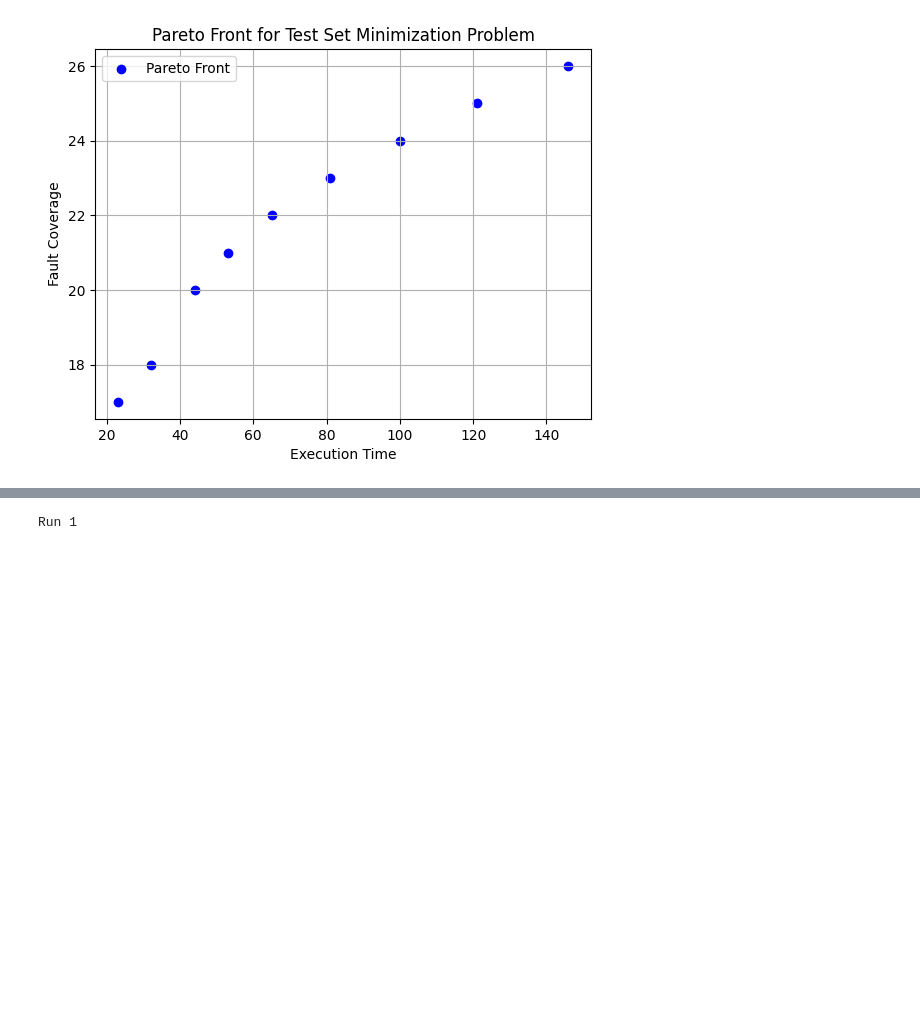
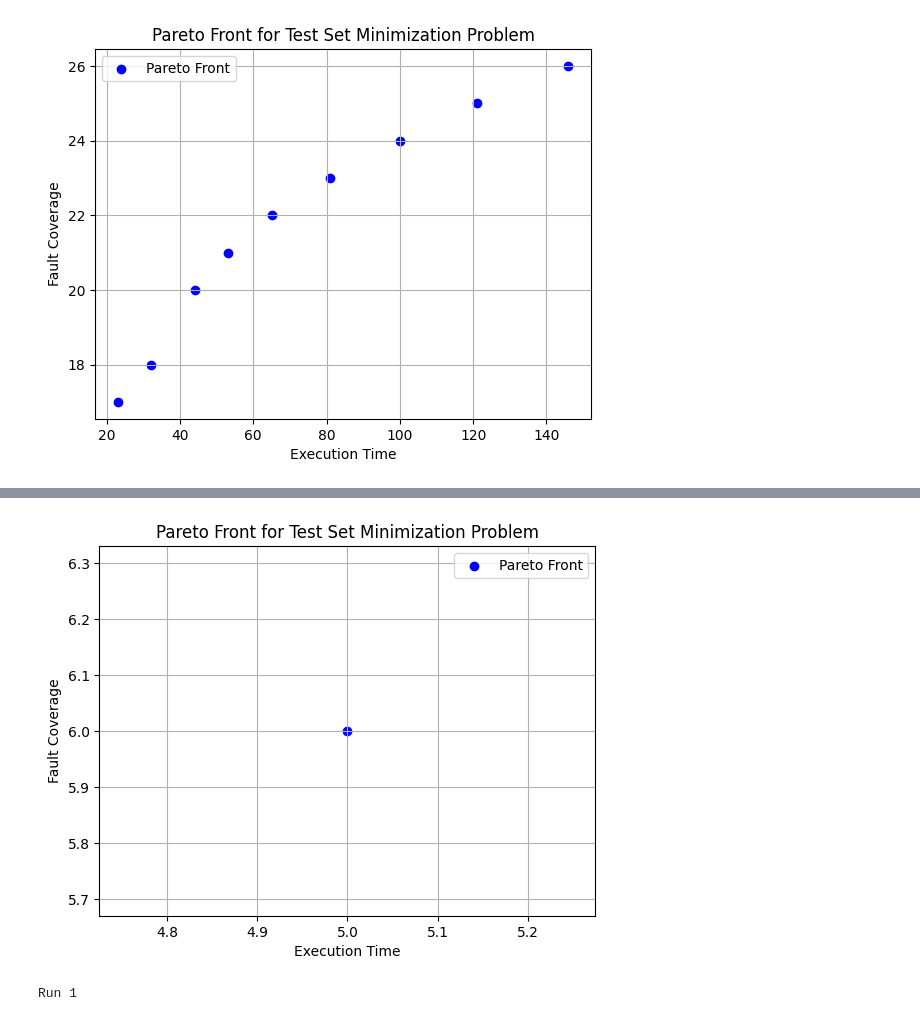
Before and after one commit to HamishjHartley/CS547, a Jupyter notebook: Assignment_2.ipynb, the cells around one changed output, grey strips where cells are left out. Drawn from its saved outputs; the diff is of its cells as text; code cells hidden in the pictures; blank space fills up the shorter version.

```diff
--- a/Assignment_2.ipynb
+++ b/Assignment_2.ipynb
@@ -165,3 +119,102 @@ Fault Coverage: 20.0, Execution Time: 44.0
 Fault Coverage: 18.0, Execution Time: 32.0
 Fault Coverage: 17.0, Execution Time: 23.0
 [figure]
+# %%
+!pip install deap
+import random
+import numpy as np
+import pandas as pd
+from deap import base, creator, tools, algorithms
+
+# Load the dataset
+data = pd.read_csv('/smallfaultmatrixplustime.txt', header=None)
+fault_matrix = data.iloc[:, 1:-1].values  # Binary fault matrix
+execution_time = data.iloc[:, -1].values  # Execution times for each test
+
+# GA Setup
+NUM_TESTS = 100  # Total number of tests
+
+# Define objectives to maximize fault coverage and minimize execution time
+# NSGA-II requires objectives to be minimized, so we'll use negative fault coverage
+creator.create("FitnessMulti", base.Fitness, weights=(1.0, -1.0))
+creator.create("Individual", list, fitness=creator.FitnessMulti)
+
+# Initialize DEAP toolbox
+toolbox = base.Toolbox()
+toolbox.register("attr_bool", random.randint, 0, 1)
+toolbox.register("individual", tools.initRepeat, creator.Individual, toolbox.attr_bool, NUM_TESTS)
+toolbox.register("population", tools.initRepeat, list, toolbox.individual)
+
+# Fitness function
+def evaluate(individual):
+    selected_tests = np.where(individual)[0]  # Indices of selected tests
+    if len(selected_tests) == 0:  # Avoid empty selection
+        return 0, float('inf')
+
+    # Calculate fault coverage (unique faults detected)
+    selected_fault_matrix = fault_matrix[selected_tests, :]
+    fault_coverage = np.sum(np.any(selected_fault_matrix, axis=0))
+
+    # Total execution time of selected tests
+    total_time = np.sum(execution_time[selected_tests])
+
+    # Return fault coverage (maximized) and execution time (minimized)
+    return fault_coverage, total_time
+
+# Register GA operations in toolbox
+toolbox.register("evaluate", evaluate)
+toolbox.register("mate", tools.cxUniform, indpb=0.5)
+toolbox.register("mutate", tools.mutFlipBit, indpb=0.05)
+toolbox.register("select", tools.selNSGA2)
+toolbox.register("map", map)
+
+# GA Parameters
+POP_SIZE = 50
+NGEN = 50
+CXPB, MUTPB = 0.5, 0.2
+
+def main():
+    random.seed(42)
+
+    # Create initial population
+    pop = toolbox.population(n=POP_SIZE)
+    hof = tools.ParetoFront()
+
+    # Statistics for logging
+    stats = tools.Statistics(lambda ind: ind.fitness.values)
+    stats.register("avg", np.mean, axis=0)
+    stats.register("std", np.std, axis=0)
+    stats.register("min", np.min, axis=0)
+    stats.register("max", np.max, axis=0)
+
+    # Run the algorithm
+    pop, logbook = algorithms.eaMuPlusLambda(pop, toolbox, mu=POP_SIZE, lambda_=POP_SIZE, cxpb=CXPB, mutpb=MUTPB,
+                                             ngen=NGEN, stats=stats, halloffame=hof, verbose=True)
+
+    return pop, logbook, hof
+
+# Run the GA
+if __name__ == "__main__":
+    pop, logbook, pareto_front = main()
+
+    # Display Pareto front solutions
+    print("Pareto front solutions:")
+    for ind in pareto_front:
+        fault_coverage, exec_time = ind.fitness.values
+        print(f"Fault Coverage: {fault_coverage}, Execution Time: {exec_time}")
+
+    # Visualization
+    import matplotlib.pyplot as plt
+
+    # Plotting the Pareto front
+    pareto_coverage = [ind.fitness.values[0] for ind in pareto_front]
+    pareto_time = [ind.fitness.values[1] for ind in pareto_front]
+
+    plt.scatter(pareto_time, pareto_coverage, c="blue", label="Pareto Front")
+    plt.xlabel("Execution Time")
+    plt.ylabel("Fault Coverage")
+    plt.title("Pareto Front for Test Set Minimization Problem")
+    plt.legend()
+    plt.grid()
+    plt.show()
+# %% [output]
@@ -168,3 +240,4 @@ Fault Coverage: 17.0, Execution Time: 23.0
+[figure, added]
 # %%
 # Modified parameters
 POP_SIZE = 200  # Increase for better diversity
```
Also changed, not shown: parts of 4 cells of this notebook.
